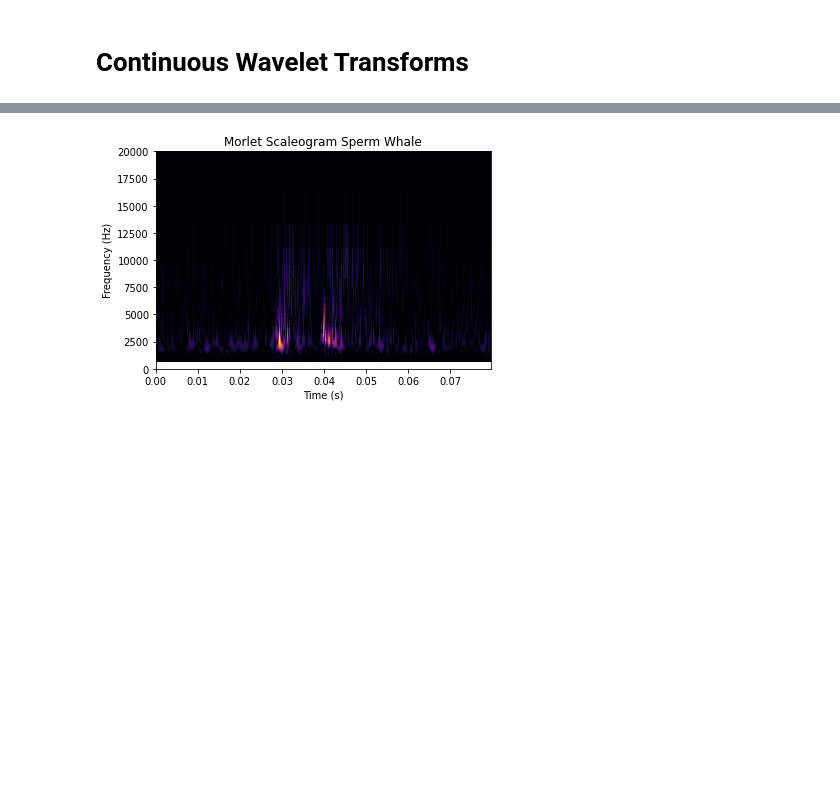
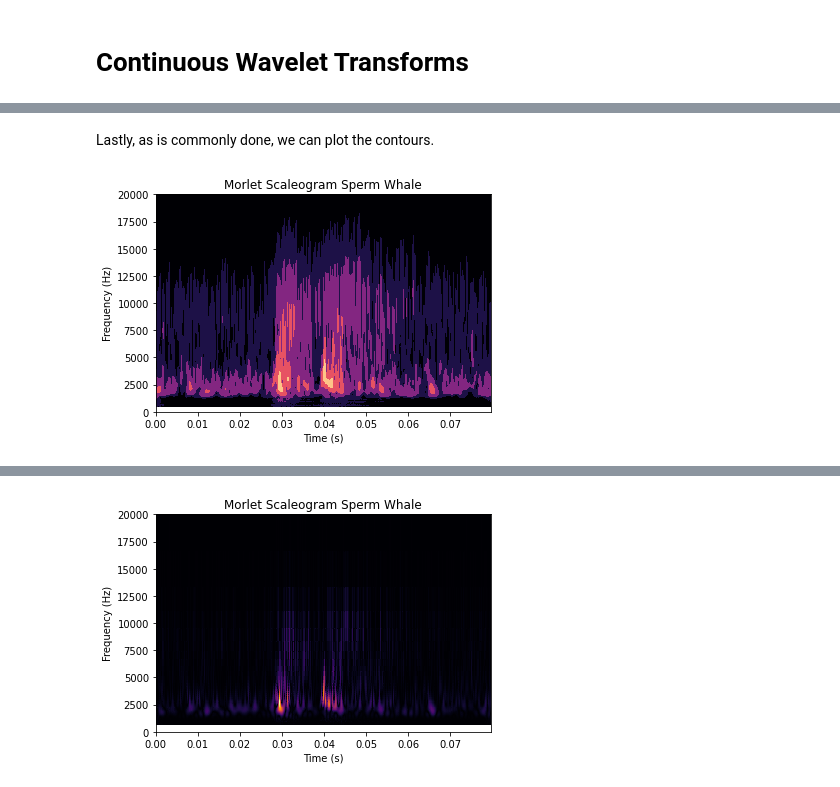
Before and after one commit to earthspecies/acoustic-representation-toolbox, a Jupyter notebook: 04_Continuous_Wavelet_Transforms.ipynb, the cells around one changed output, grey strips where cells are left out. Cells and saved outputs as stored; diff of their text form; code cells hidden in the pictures; blank space fills up the shorter version.

```diff
--- a/04_Continuous_Wavelet_Transforms.ipynb
+++ b/04_Continuous_Wavelet_Transforms.ipynb
@@ -2,0 +62,11 @@
+# %% [markdown]
+Lastly, as is commonly done, we can plot the contours.
+# %%
+plt.contourf(time_sw, freq_sw, np.log10(np.abs(cwt_sw)**2+1e-7), vmin=-3, cmap='magma')
+plt.ylim([0, 20000])
+plt.ylabel("Frequency (Hz)")
+plt.xlabel("Time (s)")
+plt.title("Morlet Scaleogram Sperm Whale")
+plt.show()
+# %% [output]
+[figure, added]
```
Also changed, not shown: parts of 81 cells of this notebook.
